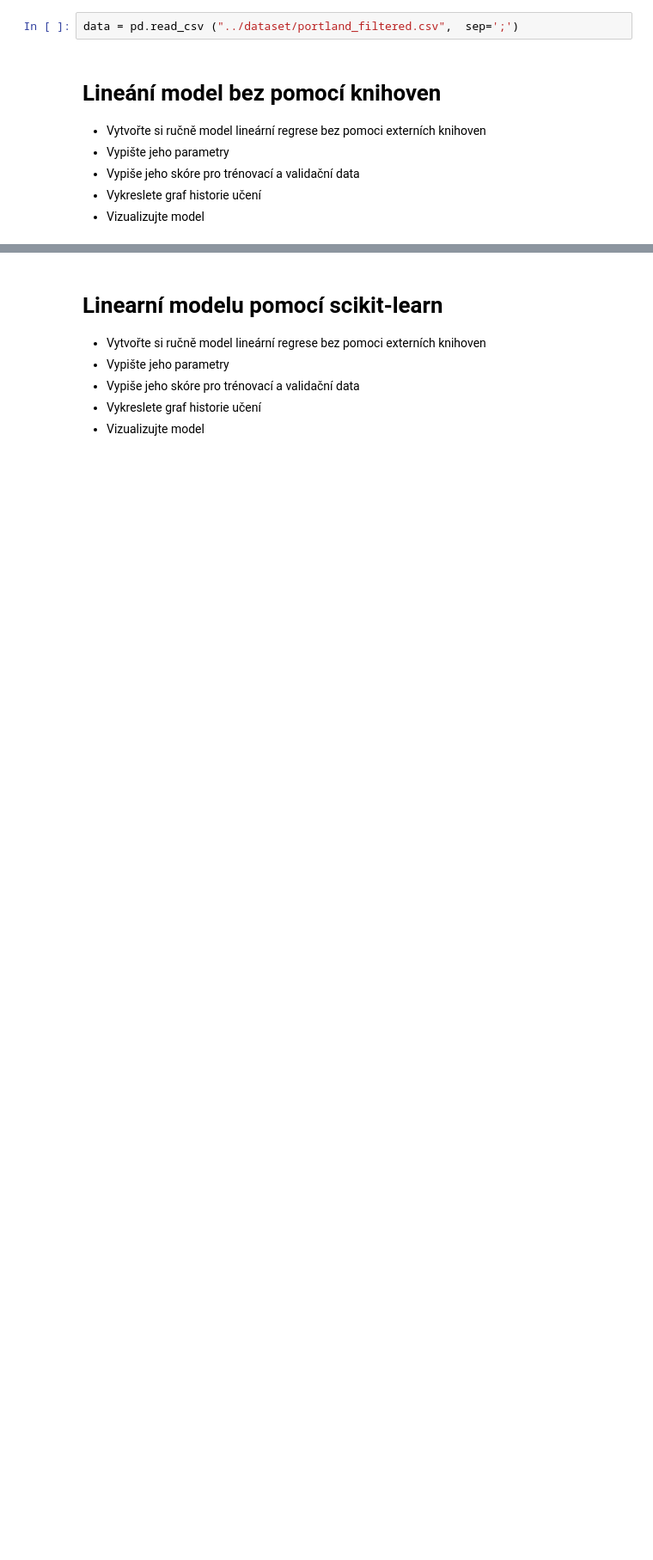
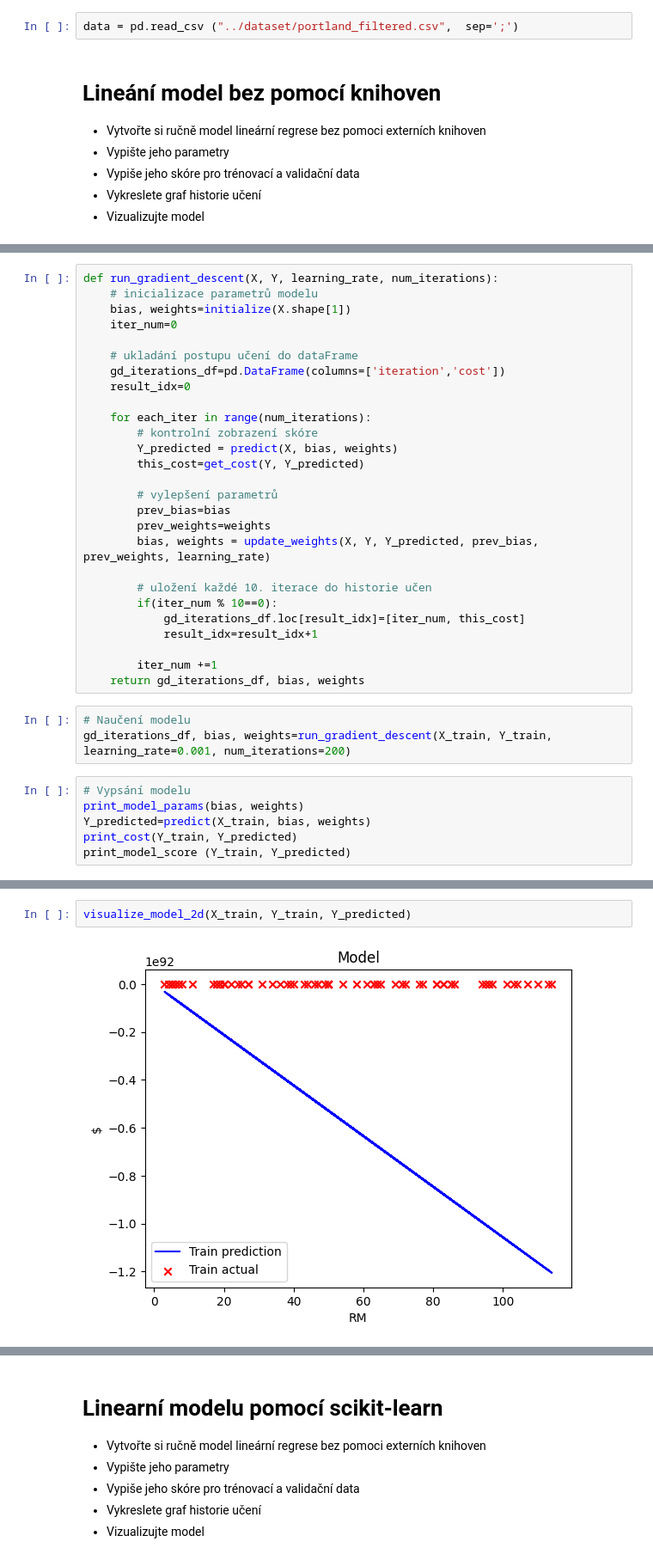
Before and after one commit to University-of-Pardubice/bmlai-cviceni-Jindrys, a Jupyter notebook: 03_Regrese/03_C_ukol_Portland.ipynb, the cells around one changed output, grey strips where cells are left out. Shown at 86% size. Saved outputs shown, nothing was run; the diff lists cells and outputs as text; blank space fills up the shorter version.

```diff
--- a/03_Regrese/03_C_ukol_Portland.ipynb
+++ b/03_Regrese/03_C_ukol_Portland.ipynb
@@ -47,0 +205,36 @@ data = pd.read_csv ("../dataset/portland_filtered.csv",  sep=';')
+# %%
+def run_gradient_descent(X, Y, learning_rate, num_iterations):
+    # inicializace parametrů modelu
+    bias, weights=initialize(X.shape[1])
+    iter_num=0
+
+    # ukladání postupu učení do dataFrame
+    gd_iterations_df=pd.DataFrame(columns=['iteration','cost'])
+    result_idx=0
+
+    for each_iter in range(num_iterations):
+        # kontrolní zobrazení skóre
+        Y_predicted = predict(X, bias, weights)
+        this_cost=get_cost(Y, Y_predicted)
+
+        # vylepšení parametrů
+        prev_bias=bias
+        prev_weights=weights
+        bias, weights = update_weights(X, Y, Y_predicted, prev_bias, prev_weights, learning_rate)
+
+        # uložení každé 10. iterace do historie učen
+        if(iter_num % 10==0):
+            gd_iterations_df.loc[result_idx]=[iter_num, this_cost]
+            result_idx=result_idx+1
+
+        iter_num +=1
+    return gd_iterations_df, bias, weights
+# %%
+# Naučení modelu
+gd_iterations_df, bias, weights=run_gradient_descent(X_train, Y_train, learning_rate=0.001, num_iterations=200)
+# %%
+# Vypsání modelu
+print_model_params(bias, weights)
+Y_predicted=predict(X_train, bias, weights)
+print_cost(Y_train, Y_predicted)
+print_model_score (Y_train, Y_predicted)
@@ -47,0 +249,4 @@ data = pd.read_csv ("../dataset/portland_filtered.csv",  sep=';')
+# %%
+visualize_model_2d(X_train, Y_train, Y_predicted)
+# %% [output]
+[figure, added]
```
Also changed, not shown: parts of 35 cells of this notebook, 2 other files.
